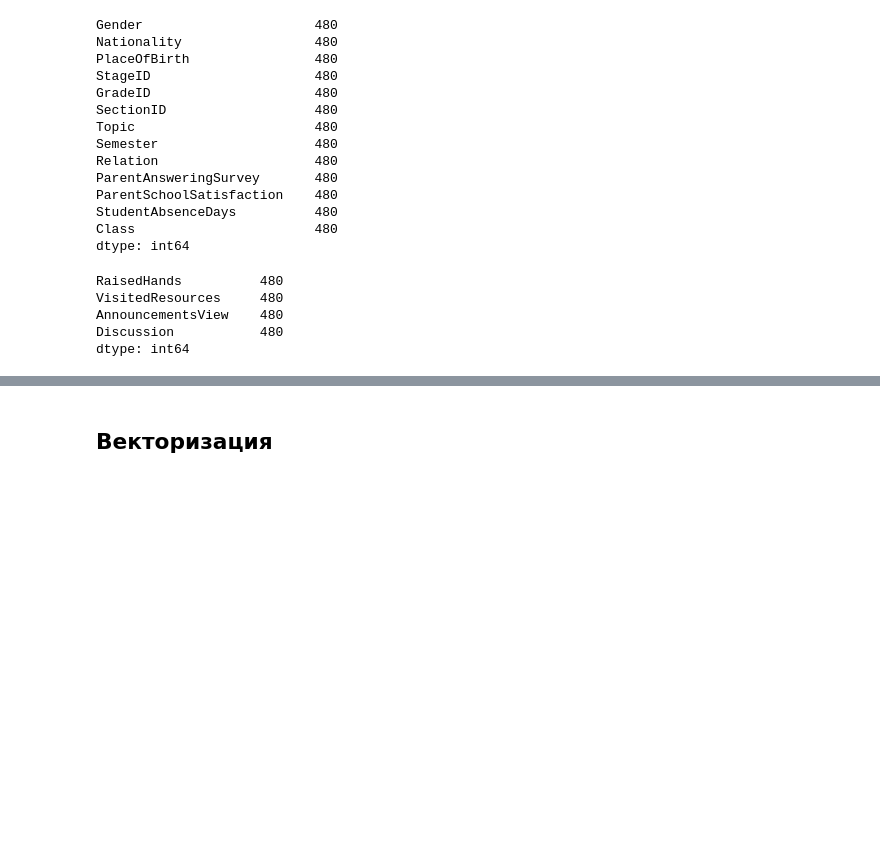
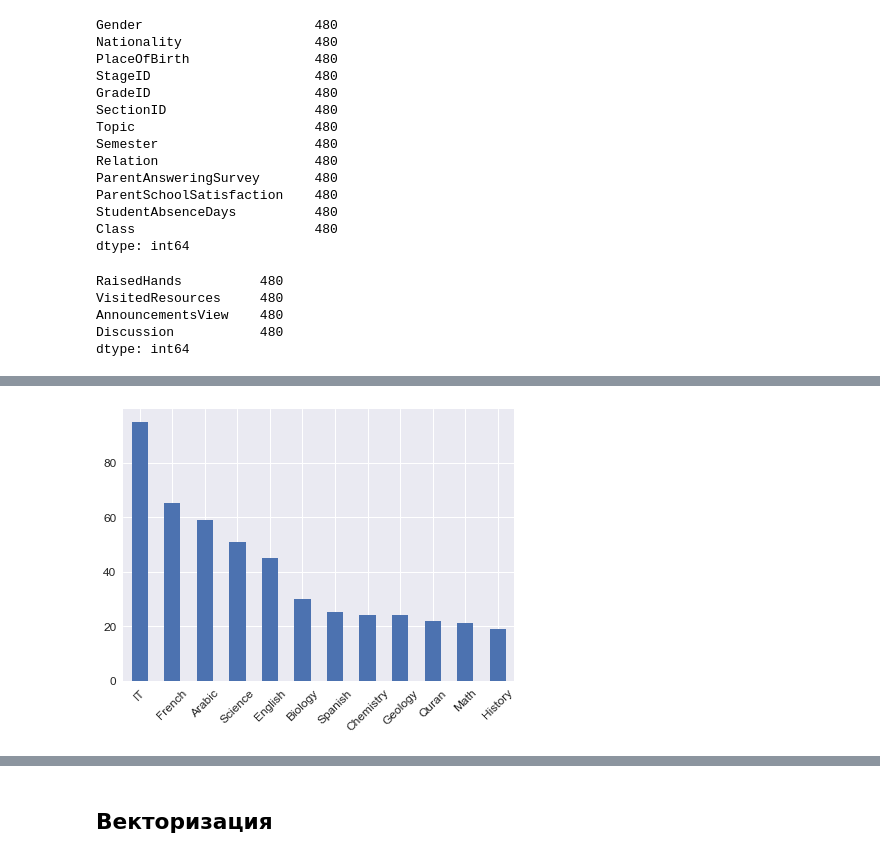
Before and after one commit to zaktan8/DataAnalysis, a Jupyter notebook: Lab1/Students.ipynb, the cells around one changed output, grey strips where cells are left out. Drawn from its saved outputs; the diff is of its cells as text; code cells hidden in the pictures; blank space fills up the shorter version.

```diff
--- a/Lab1/Students.ipynb
+++ b/Lab1/Students.ipynb
@@ -183,0 +202,4 @@ dtype: int64
+# %%
+data['Topic'].value_counts().plot(kind='bar', rot=45, figsize=(7, 5), fontsize=12);
+# %% [output]
+[figure, added]
```
Also changed, not shown: parts of 114 cells of this notebook.
